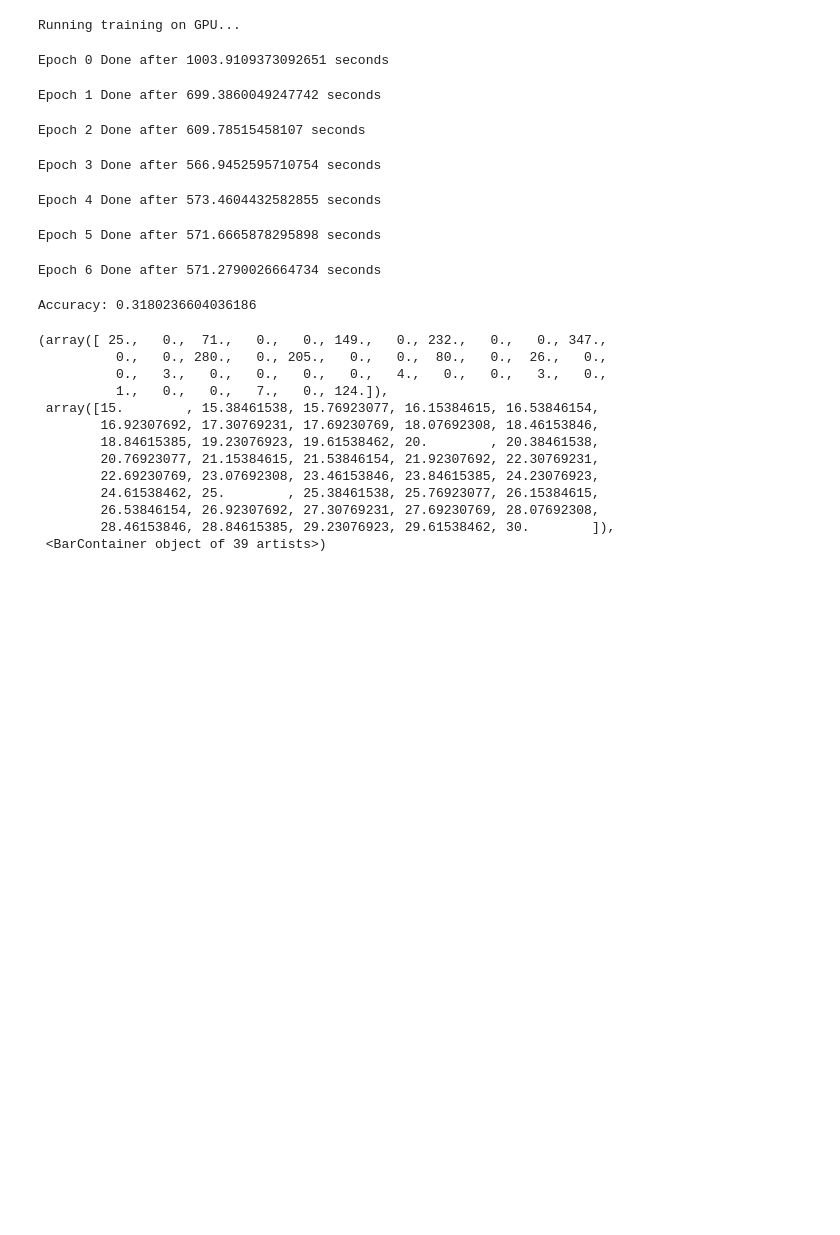
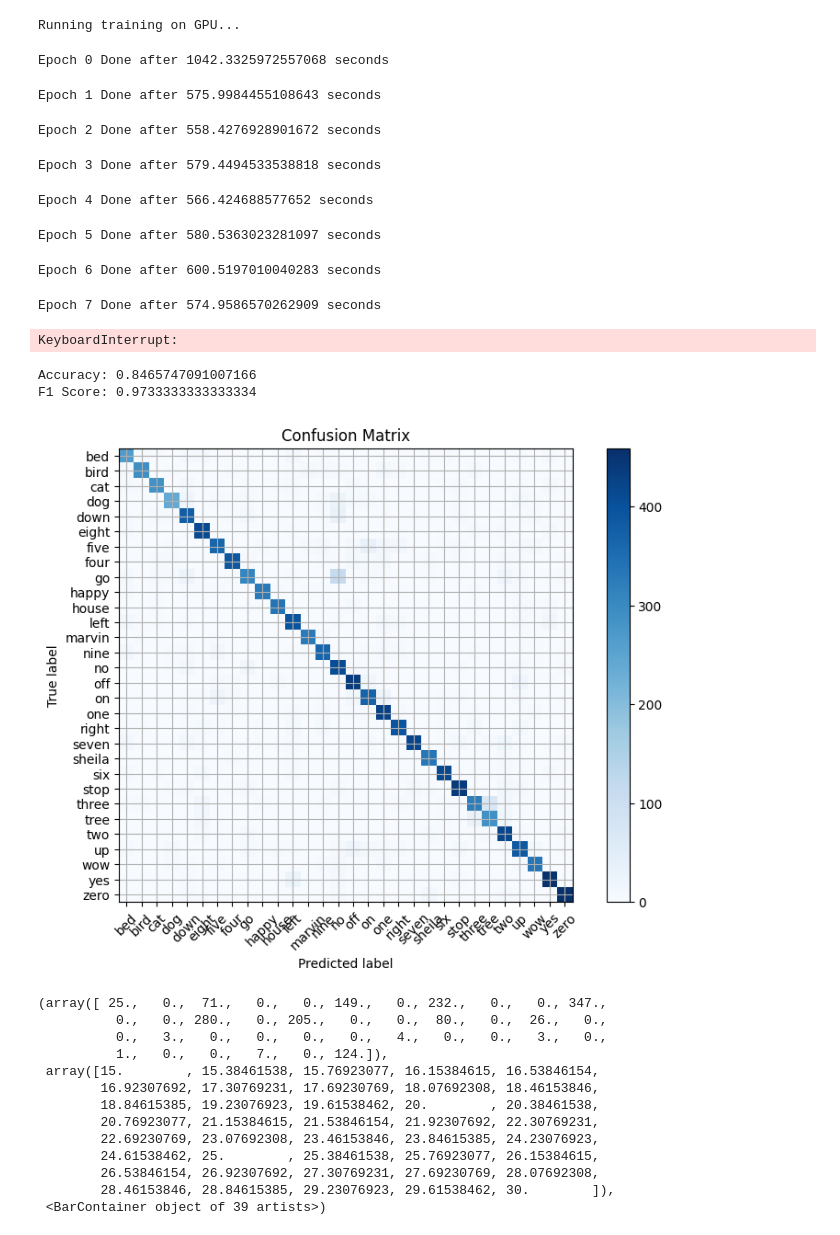
Before and after one commit to pavonism/intro-to-ml, a Jupyter notebook: scripts/TrainModel.ipynb, the cells around one changed output. Saved outputs shown, nothing was run; the diff lists cells and outputs as text; code cells hidden in the pictures; blank space fills up the shorter version.

Commit message:
Fix confusion matrix computation and add spectrogram sharpener

```diff
--- a/scripts/TrainModel.ipynb
+++ b/scripts/TrainModel.ipynb
@@ -12,19 +8,26 @@ model = CNNClassifier("../models/raw_simple_convo_model", architecture=SimpleCon
+# %%
+ARCHITRECTURE = SimpleConvolutionArchitecture()
+FOLDER_PATH = "../models/simple_CNN_spectrograms_cleaned_and_sharpened"
+DATASET = "../data/tsrc_spectrograms_cleaned_sharpened"
 # %%
+model = CNNClassifier(FOLDER_PATH, architecture=ARCHITRECTURE)
 model.fit(
-    "../data/tsrc_sprectrograms_cleaned/train",
-    "../data/tsrc_sprectrograms_cleaned/validation",
+    f"{DATASET}/train",
+    f"{DATASET}/validation",
     batch_size=32,
-    n_epochs=500,
+    n_epochs=10,
 )
 # %% [output]
 Running training on GPU...
-Epoch 0 Done after 1003.9109373092651 seconds
+Epoch 0 Done after 1042.3325972557068 seconds
-Epoch 1 Done after 699.3860049247742 seconds
+Epoch 1 Done after 575.9984455108643 seconds
-Epoch 2 Done after 609.78515458107 seconds
+Epoch 2 Done after 558.4276928901672 seconds
-Epoch 3 Done after 566.9452595710754 seconds
+Epoch 3 Done after 579.4494533538818 seconds
-Epoch 4 Done after 573.4604432582855 seconds
+Epoch 4 Done after 566.424688577652 seconds
-Epoch 5 Done after 571.6665878295898 seconds
+Epoch 5 Done after 580.5363023281097 seconds
-Epoch 6 Done after 571.2790026664734 seconds
+Epoch 6 Done after 600.5197010040283 seconds
+Epoch 7 Done after 574.9586570262909 seconds
+KeyboardInterrupt:
 # %%
 import os
 from typing import List
@@ -76,7 +79,7 @@ def f1_score(y_true: List[int], y_pred: List[int]) -> float:
     return 2 * (precision * recall) / (precision + recall)
 
 def confusion_matrix(y_true: List[int], y_pred: List[int]):
-    n_classes = 2
+    n_classes = len(set(y_true))
     confusion = np.zeros((n_classes, n_classes))
 
     for true, pred in zip(y_true, y_pred):
@@ -92,28 +95,24 @@ def plot_confusion_matrix(cm, classes):
     tick_marks = np.arange(len(classes))
     plt.xticks(tick_marks, classes, rotation=45)
     plt.yticks(tick_marks, classes)
-
-    cm_normalized = cm.astype('float') / cm.sum(axis=1)[:, np.newaxis]
-
-    thresh = cm_normalized.max() / 2.
-    for i, j in np.ndindex(cm.shape):
-        plt.text(j, i, f'{cm[i, j]} ({cm_normalized[i, j]:.2f})',
-                 horizontalalignment="center",
-                 color="white" if cm_normalized[i, j] > thresh else "black")
+    plt.grid(True)
 
     plt.tight_layout()
     plt.ylabel('True label')
     plt.xlabel('Predicted label')
     plt.show()
 # %%
-y_true, y_pred = get_true_and_predicted_labels(model, "../data/tsrc_sprectrograms/test")
+y_true, y_pred = get_true_and_predicted_labels(model, f"{DATASET}/test")
 # %%
 print(f"Accuracy: {accuracy(y_true, y_pred)}")
-# print(f"F1 Score: {f1_score(y_true, y_pred)}")
-
-# plot_confusion_matrix(confusion_matrix(y_true, y_pred), ["Negative", "Positive"])
+print(f"F1 Score: {f1_score(y_true, y_pred)}")
 # %% [output]
-Accuracy: 0.3180236604036186
+Accuracy: 0.8465747091007166
+F1 Score: 0.9733333333333334
+# %%
+plot_confusion_matrix(confusion_matrix(y_true, y_pred), os.listdir(f"{DATASET}/train"))
+# %% [output]
+[figure, added]
 # %%
 import glob
 from typing import Dict, List
```
Also changed, not shown: parts of 2 cells of this notebook, 2 other files.
